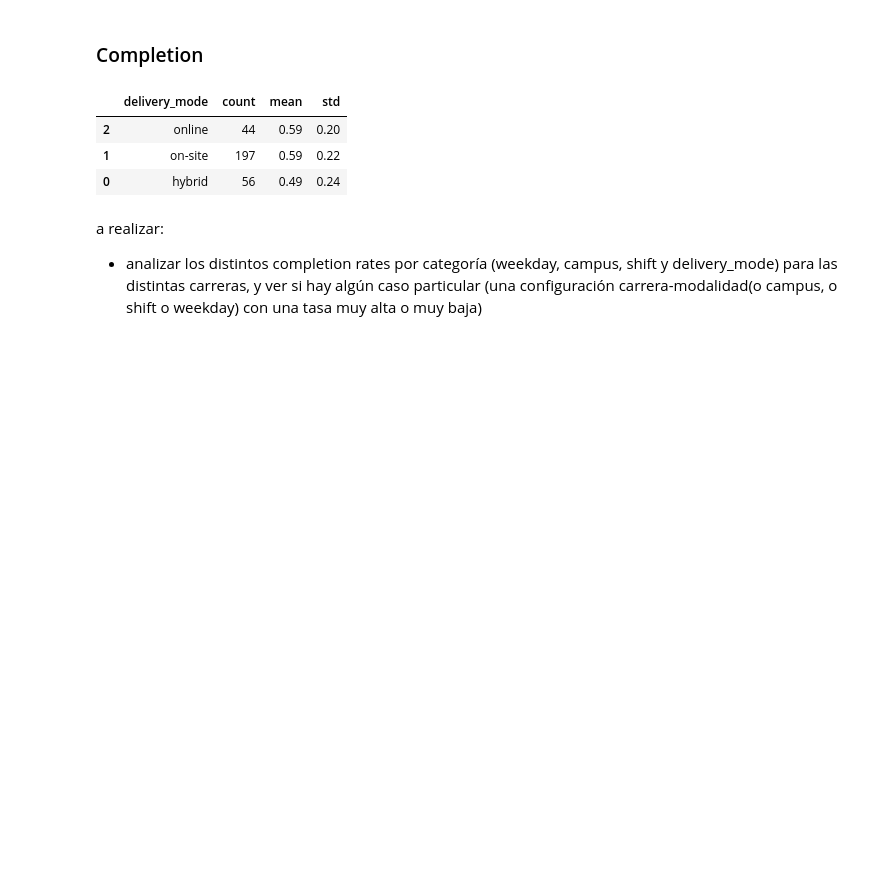
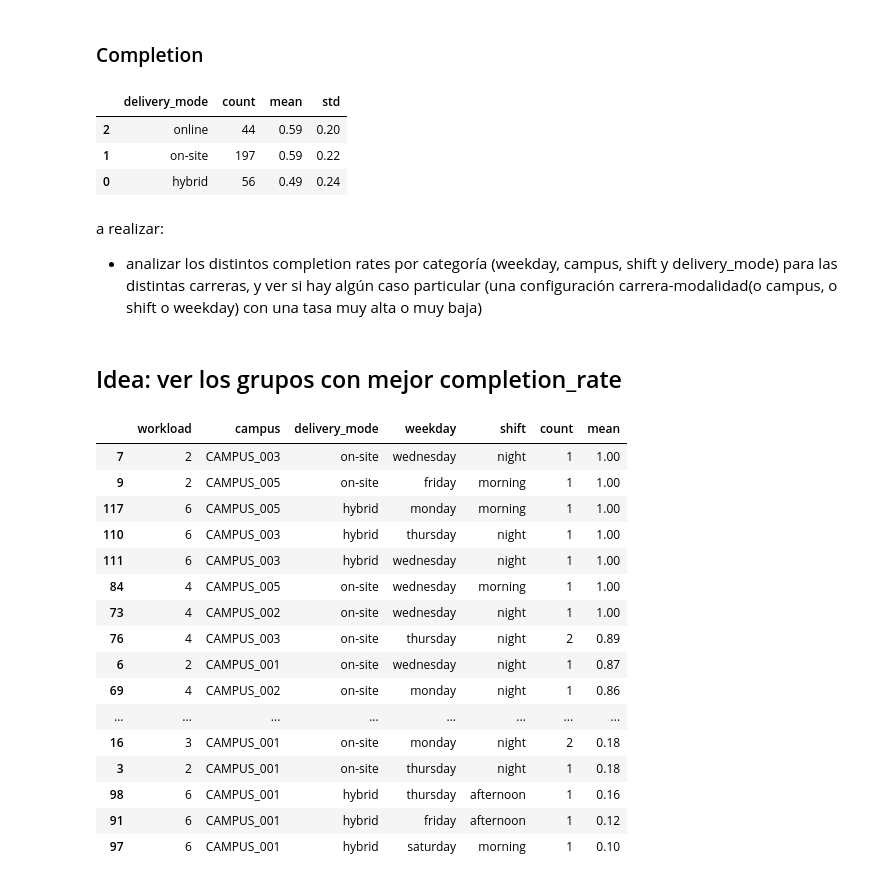
Before and after one commit to valentinarias-dtsc/higher-education-outcomes-analysis, a Jupyter notebook: notebooks/04_analysis.ipynb, the cells around one changed output. Drawn from its saved outputs; the diff is of its cells as text; code cells hidden in the pictures; blank space fills up the shorter version.

```diff
--- a/notebooks/04_analysis.ipynb
+++ b/notebooks/04_analysis.ipynb
@@ -351,3 +327,26 @@ completion_by_delivery_mode = rate_groups(df, "completion_rate", "delivery_mode"
 # %% [markdown]
 a realizar:
 * analizar los distintos completion rates por categoría (weekday, campus, shift y delivery_mode) para las distintas carreras, y ver si hay algún caso particular (una configuración carrera-modalidad(o campus, o shift o weekday) con una tasa muy alta o muy baja)
+# %% [markdown]
+## Idea: ver los grupos con mejor completion_rate
+# %%
+all_in = df.groupby(["workload", "campus", "delivery_mode", "weekday", "shift"])["completion_rate"].agg(["count", "mean"]).reset_index()
+all_in.sort_values("mean", ascending=False)
+# %% [output]
+|  | workload | campus | delivery_mode | weekday | shift | count | mean |
+| 7 | 2 | CAMPUS_003 | on-site | wednesday | night | 1 | 1.00 |
+| 9 | 2 | CAMPUS_005 | on-site | friday | morning | 1 | 1.00 |
+| 117 | 6 | CAMPUS_005 | hybrid | monday | morning | 1 | 1.00 |
+| 110 | 6 | CAMPUS_003 | hybrid | thursday | night | 1 | 1.00 |
+| 111 | 6 | CAMPUS_003 | hybrid | wednesday | night | 1 | 1.00 |
+| 84 | 4 | CAMPUS_005 | on-site | wednesday | morning | 1 | 1.00 |
+| 73 | 4 | CAMPUS_002 | on-site | wednesday | night | 1 | 1.00 |
+| 76 | 4 | CAMPUS_003 | on-site | thursday | night | 2 | 0.89 |
+| 6 | 2 | CAMPUS_001 | on-site | wednesday | night | 1 | 0.87 |
+| 69 | 4 | CAMPUS_002 | on-site | monday | night | 1 | 0.86 |
+| ... | ... | ... | ... | ... | ... | ... | ... |
+| 16 | 3 | CAMPUS_001 | on-site | monday | night | 2 | 0.18 |
+| 3 | 2 | CAMPUS_001 | on-site | thursday | night | 1 | 0.18 |
+| 98 | 6 | CAMPUS_001 | hybrid | thursday | afternoon | 1 | 0.16 |
+| 91 | 6 | CAMPUS_001 | hybrid | friday | afternoon | 1 | 0.12 |
+| 97 | 6 | CAMPUS_001 | hybrid | saturday | morning | 1 | 0.10 |
```
Also changed, not shown: parts of 16 cells of this notebook, 10 other files.
